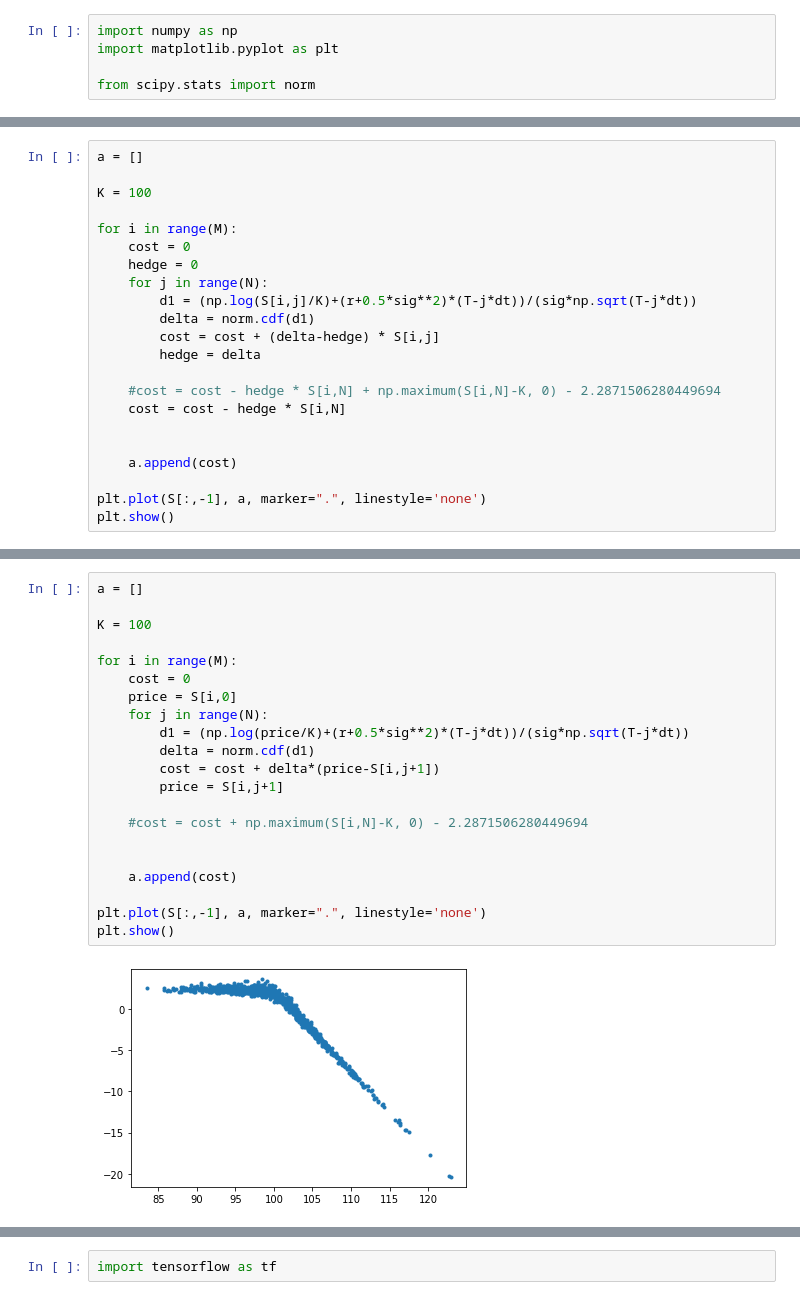
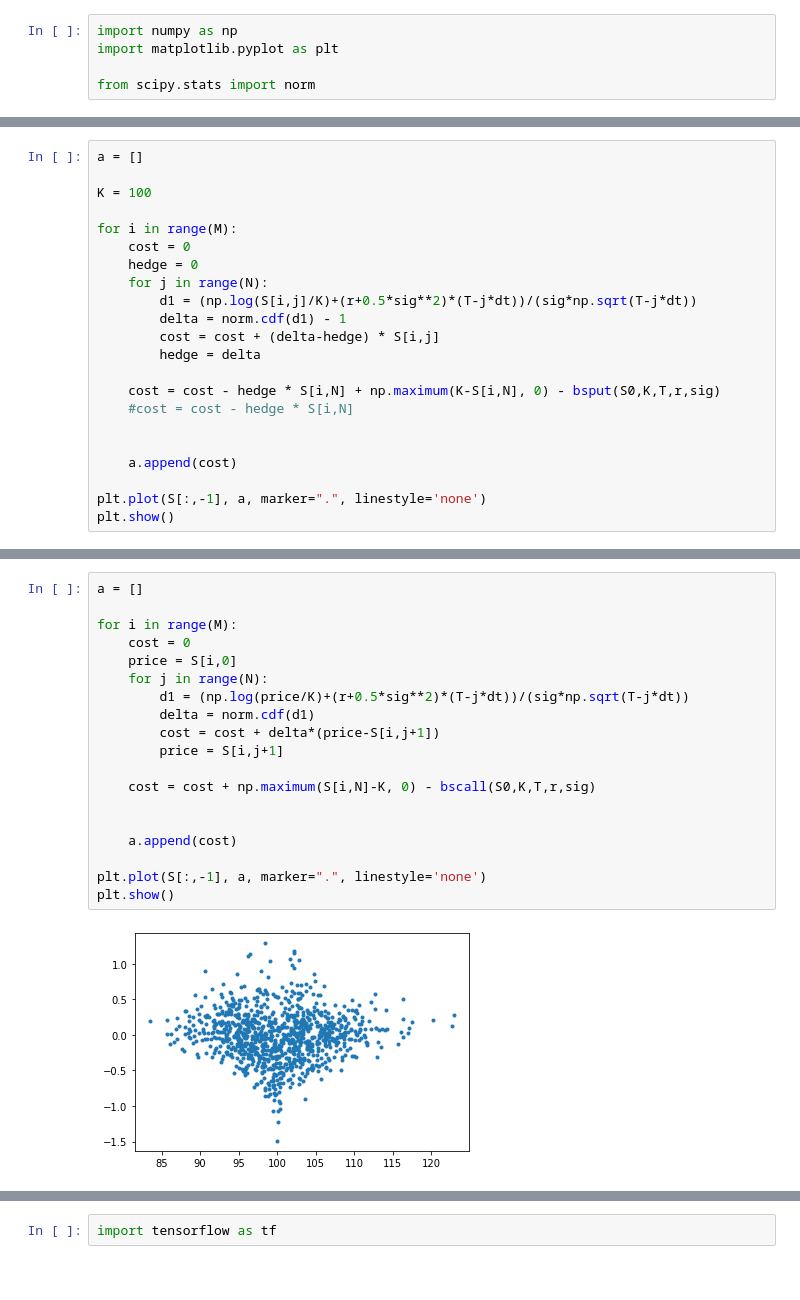
Before and after one commit to Joocheol/Financial-Engineering, a Jupyter notebook: Two_versions_of_delta_hedging_version_2.ipynb, the cells around one changed output, grey strips where cells are left out. Drawn from its saved outputs; the diff is of its cells as text.

```diff
--- a/Two_versions_of_delta_hedging_version_2.ipynb
+++ b/Two_versions_of_delta_hedging_version_2.ipynb
@@ -47,12 +55,12 @@ for i in range(M):
     hedge = 0
     for j in range(N):
         d1 = (np.log(S[i,j]/K)+(r+0.5*sig**2)*(T-j*dt))/(sig*np.sqrt(T-j*dt))
-        delta = norm.cdf(d1)
+        delta = norm.cdf(d1) - 1
         cost = cost + (delta-hedge) * S[i,j]
         hedge = delta
 
-    #cost = cost - hedge * S[i,N] + np.maximum(S[i,N]-K, 0) - 2.2871506280449694
-    cost = cost - hedge * S[i,N]
+    cost = cost - hedge * S[i,N] + np.maximum(K-S[i,N], 0) - bsput(S0,K,T,r,sig)
+    #cost = cost - hedge * S[i,N]
 
 
     a.append(cost)
@@ -76,24 +84,22 @@ $(\Delta_0 - 0) S_0 + (\Delta_1 - \Delta_0) S_1 + (\Delta_2 - \Delta_1) S_{2} +
 $\Delta_0 (S_0-S_1) + \Delta_1 (S_1-S_2) + \Delta_2 (S_2-S_3) + \cdots + \Delta_{T-1} (S_{T-1}-S_T) + \Delta_T S_T$
 # %%
 a = []
-
-K = 100
 
 for i in range(M):
     cost = 0
     price = S[i,0]
     for j in range(N):
         d1 = (np.log(price/K)+(r+0.5*sig**2)*(T-j*dt))/(sig*np.sqrt(T-j*dt))
         delta = norm.cdf(d1)
         cost = cost + delta*(price-S[i,j+1])
         price = S[i,j+1]
 
-    #cost = cost + np.maximum(S[i,N]-K, 0) - 2.2871506280449694
+    cost = cost + np.maximum(S[i,N]-K, 0) - bscall(S0,K,T,r,sig)
 
 
     a.append(cost)
 
 plt.plot(S[:,-1], a, marker=".", linestyle='none')
 plt.show()
 # %% [output]
-[figure, old version]
+[figure, new version]
```
Also changed, not shown: parts of 19 cells of this notebook.
